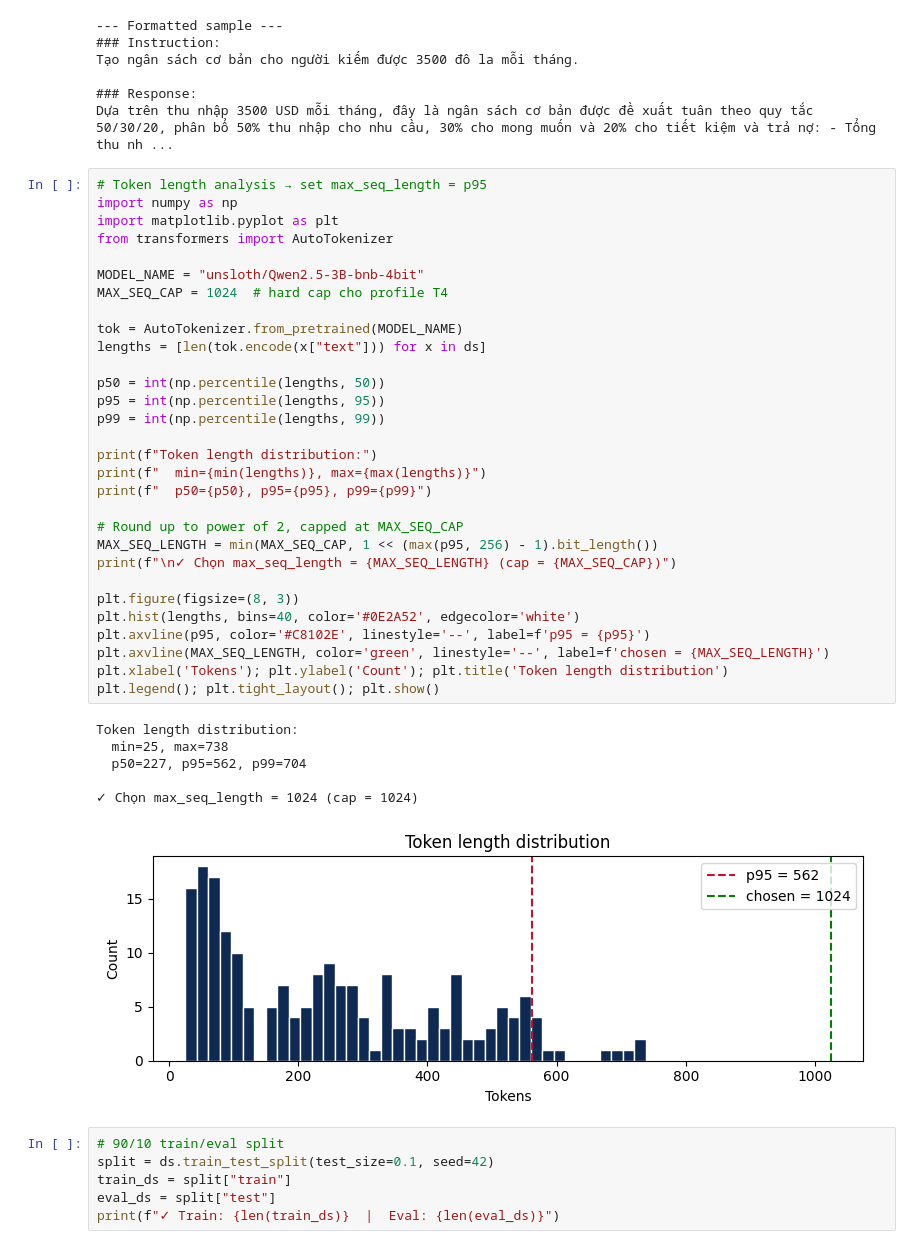
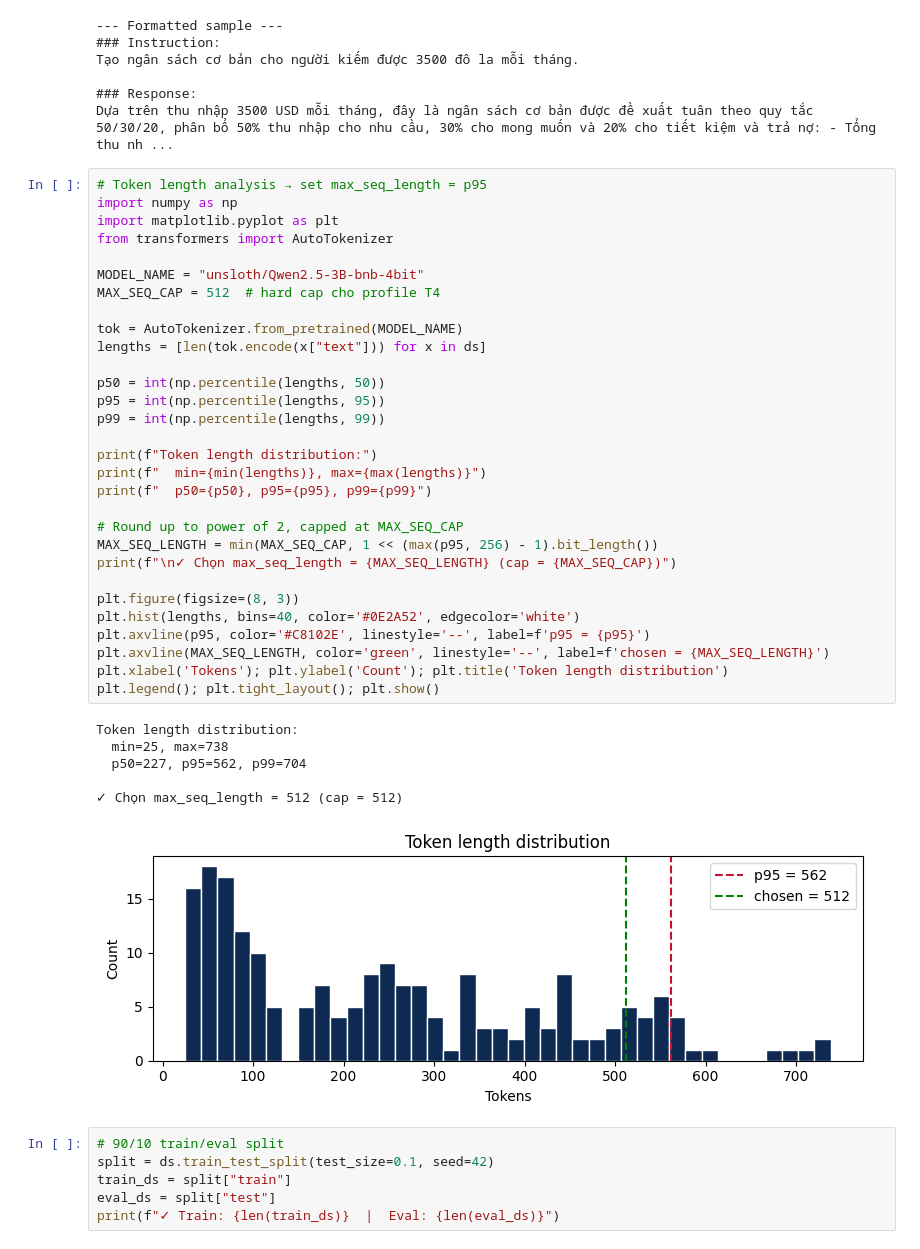
Before and after one commit to HNIM2108/-Day21-Track3-Finetuning-LLMs-LoRA-QLoRA, a Jupyter notebook: notebooks/Lab21_LoRA_Finetuning_T4.ipynb, the cells around one changed output. Saved outputs shown, nothing was run; the diff lists cells and outputs as text.

```diff
--- a/notebooks/Lab21_LoRA_Finetuning_T4.ipynb
+++ b/notebooks/Lab21_LoRA_Finetuning_T4.ipynb
@@ -173,36 +198,36 @@ import matplotlib.pyplot as plt
 from transformers import AutoTokenizer
 
 MODEL_NAME = "unsloth/Qwen2.5-3B-bnb-4bit"
-MAX_SEQ_CAP = 1024  # hard cap cho profile T4
+MAX_SEQ_CAP = 512  # hard cap cho profile T4
 
 tok = AutoTokenizer.from_pretrained(MODEL_NAME)
 lengths = [len(tok.encode(x["text"])) for x in ds]
 
 p50 = int(np.percentile(lengths, 50))
 p95 = int(np.percentile(lengths, 95))
 p99 = int(np.percentile(lengths, 99))
 
 print(f"Token length distribution:")
 print(f"  min={min(lengths)}, max={max(lengths)}")
 print(f"  p50={p50}, p95={p95}, p99={p99}")
 
 # Round up to power of 2, capped at MAX_SEQ_CAP
 MAX_SEQ_LENGTH = min(MAX_SEQ_CAP, 1 << (max(p95, 256) - 1).bit_length())
 print(f"\n✓ Chọn max_seq_length = {MAX_SEQ_LENGTH} (cap = {MAX_SEQ_CAP})")
 
 plt.figure(figsize=(8, 3))
 plt.hist(lengths, bins=40, color='#0E2A52', edgecolor='white')
 plt.axvline(p95, color='#C8102E', linestyle='--', label=f'p95 = {p95}')
 plt.axvline(MAX_SEQ_LENGTH, color='green', linestyle='--', label=f'chosen = {MAX_SEQ_LENGTH}')
 plt.xlabel('Tokens'); plt.ylabel('Count'); plt.title('Token length distribution')
 plt.legend(); plt.tight_layout(); plt.show()
 # %% [output]
 Token length distribution:
   min=25, max=738
   p50=227, p95=562, p99=704
 
-✓ Chọn max_seq_length = 1024 (cap = 1024)
+✓ Chọn max_seq_length = 512 (cap = 512)
-[figure, old version]
+[figure, new version]
 # %%
 # 90/10 train/eval split
 split = ds.train_test_split(test_size=0.1, seed=42)
```
Also changed, not shown: parts of 16 cells of this notebook.
